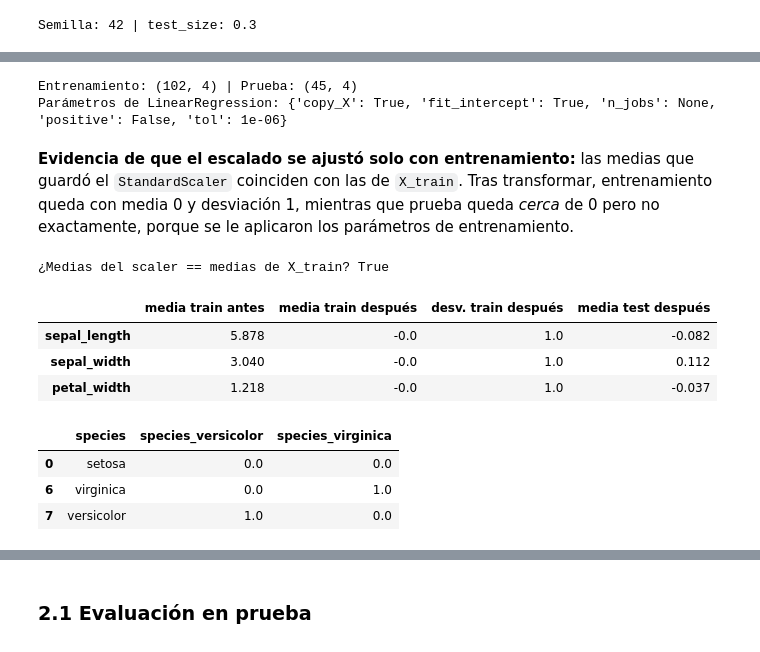
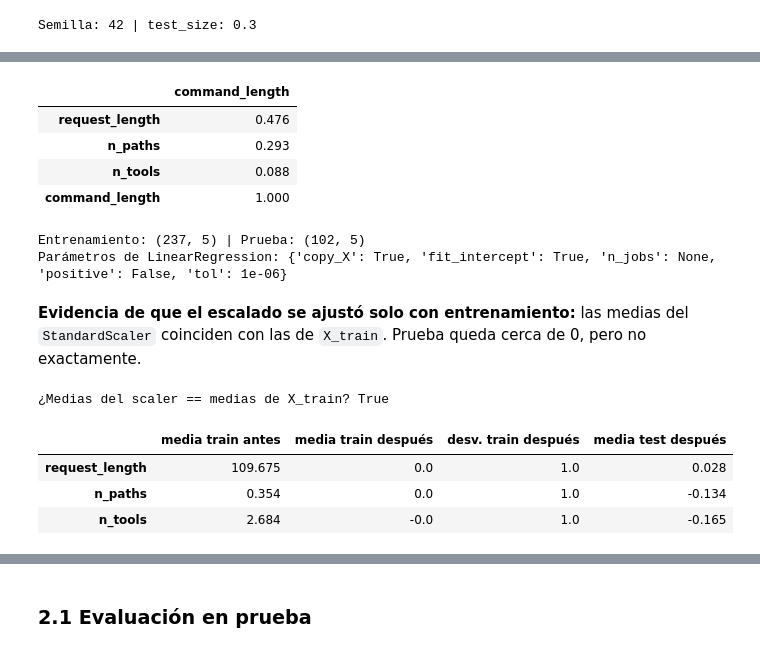
Before and after one commit to SantiagoMesa0911/MachineLearningIU, a Jupyter notebook: S30_Unidad1_EA2_Modelos_de_Prediccion_y_Clasificacion/notebooks/modelos_prediccion_clasificacion.ipynb, the cells around one changed output, grey strips where cells are left out. Drawn from its saved outputs; the diff is of its cells as text; code cells hidden in the pictures.

```diff
--- a/S30_Unidad1_EA2_Modelos_de_Prediccion_y_Clasificacion/notebooks/modelos_prediccion_clasificacion.ipynb
+++ b/S30_Unidad1_EA2_Modelos_de_Prediccion_y_Clasificacion/notebooks/modelos_prediccion_clasificacion.ipynb
@@ -22,15 +22,15 @@ if str(PROJECT_ROOT) not in sys.path:
     sys.path.insert(0, str(PROJECT_ROOT))
 
 from src import config
-from src.pipeline import load_raw_data, build_preprocessor, run_experiment
+from src.pipeline import (load_raw_data, build_preprocessor, regression_subset,
+                          build_regression, build_classifier, run_experiment)
 from src.preprocessing import split_data
-from src.regression_model import LinearRegressionModel
-from src.classification_model import LogisticRegressionClassifier
+from src.classification_model import TextLogisticClassifier
 from src.interpretation import (interpret_regression, interpret_classification,
                                 describe_class_balance)
 from src.report_writer import ModelSummaryWriter
 
-pd.set_option("display.max_colwidth", None)
+pd.set_option("display.max_colwidth", 90)
 pd.set_option("display.width", 200)
 print("Semilla:", config.RANDOM_STATE, "| test_size:", config.TEST_SIZE)
 # %% [output]
@@ -227,0 +284,4 @@ medidas y su especie?
+# %%
+df_regression = regression_subset(df_clean)
+print("Filas para regresión:", len(df_regression))
+df_regression[config.REGRESSION_TARGET].describe().round(2)
@@ -228,53 +299,46 @@ medidas y su especie?
+# %%
+# Relación lineal de cada predictora numérica con el objetivo
+df_regression[config.REGRESSION_NUMERIC_FEATURES + [config.REGRESSION_TARGET]].corr().round(3)[[config.REGRESSION_TARGET]]
+# %% [output]
+|  | command_length |
+| request_length | 0.476 |
+| n_paths | 0.293 |
+| n_tools | 0.088 |
+| command_length | 1.000 |
 # %%
-regression = LinearRegressionModel(config.REGRESSION_NUMERIC_FEATURES,
-                                   config.REGRESSION_CATEGORICAL_FEATURES,
-                                   config.REGRESSION_TARGET)
+regression = build_regression()
 Xr_train, Xr_test, yr_train, yr_test = split_data(
-    df_clean, regression.features, config.REGRESSION_TARGET,
-    config.TEST_SIZE, config.RANDOM_STATE, stratify_column=config.LABEL_COLUMN)
-
+    df_regression, regression.features, config.REGRESSION_TARGET,
+    config.TEST_SIZE, config.RANDOM_STATE, stratify_column=config.REGRESSION_STRATIFY)
 regression.fit(Xr_train, yr_train)
 
 print("Entrenamiento:", Xr_train.shape, "| Prueba:", Xr_test.shape)
 print("Parámetros de LinearRegression:", regression.params())
 # %% [output]
-Entrenamiento: (102, 4) | Prueba: (45, 4)
+Entrenamiento: (237, 5) | Prueba: (102, 5)
 Parámetros de LinearRegression: {'copy_X': True, 'fit_intercept': True, 'n_jobs': None, 'positive': False, 'tol': 1e-06}
 # %% [markdown]
-**Evidencia de que el escalado se ajustó solo con entrenamiento:** las medias que guardó el
-`StandardScaler` coinciden con las de `X_train`. Tras transformar, entrenamiento queda con media 0
-y desviación 1, mientras que prueba queda *cerca* de 0 pero no exactamente, porque se le aplicaron
-los parámetros de entrenamiento.
+**Evidencia de que el escalado se ajustó solo con entrenamiento:** las medias del `StandardScaler`
+coinciden con las de `X_train`. Prueba queda cerca de 0, pero no exactamente.
 # %%
 preprocess = regression.pipeline.named_steps["preprocess"]
 scaler = preprocess.named_transformers_["num"]
 num = config.REGRESSION_NUMERIC_FEATURES
-
-print("¿Medias del scaler == medias de X_train?",
-      np.allclose(scaler.mean_, Xr_train[num].mean()))
+print("¿Medias del scaler == medias de X_train?", np.allclose(scaler.mean_, Xr_train[num].mean()))
 
 names = preprocess.get_feature_names_out()
-train_t = pd.DataFrame(preprocess.transform(Xr_train), columns=names)
-test_t = pd.DataFrame(preprocess.transform(Xr_test), columns=names)
-
+to_dense = lambda m: m.toarray() if hasattr(m, "toarray") else m
+train_t = pd.DataFrame(to_dense(preprocess.transform(Xr_train)), columns=names)
+test_t = pd.DataFrame(to_dense(preprocess.transform(Xr_test)), columns=names)
 pd.DataFrame({
     "media train antes": Xr_train[num].mean(),
     "media train después": train_t[num].mean(),
     "desv. train después": train_t[num].std(ddof=0),
     "media test después": test_t[num].mean(),
 }).round(3)
 # %% [output]
 ¿Medias del scaler == medias de X_train? True
 |  | media train antes | media train después | desv. train después | media test después |
-| sepal_length | 5.878 | -0.0 | 1.0 | -0.082 |
-| sepal_width | 3.040 | -0.0 | 1.0 | 0.112 |
-| petal_width | 1.218 | -0.0 | 1.0 | -0.037 |
+| request_length | 109.675 | 0.0 | 1.0 | 0.028 |
+| n_paths | 0.354 | 0.0 | 1.0 | -0.134 |
+| n_tools | 2.684 | -0.0 | 1.0 | -0.165 |
-# %%
-# Codificación one-hot de la especie (antes → después)
-pd.concat([Xr_train[["species"]].reset_index(drop=True),
-           train_t[["species_versicolor", "species_virginica"]]], axis=1).drop_duplicates()
-# %% [output]
-|  | species | species_versicolor | species_virginica |
-| 0 | setosa | 0.0 | 0.0 |
-| 6 | virginica | 0.0 | 1.0 |
-| 7 | versicolor | 1.0 | 0.0 |
```
Also changed, not shown: parts of 60 cells of this notebook, 9 other files.
